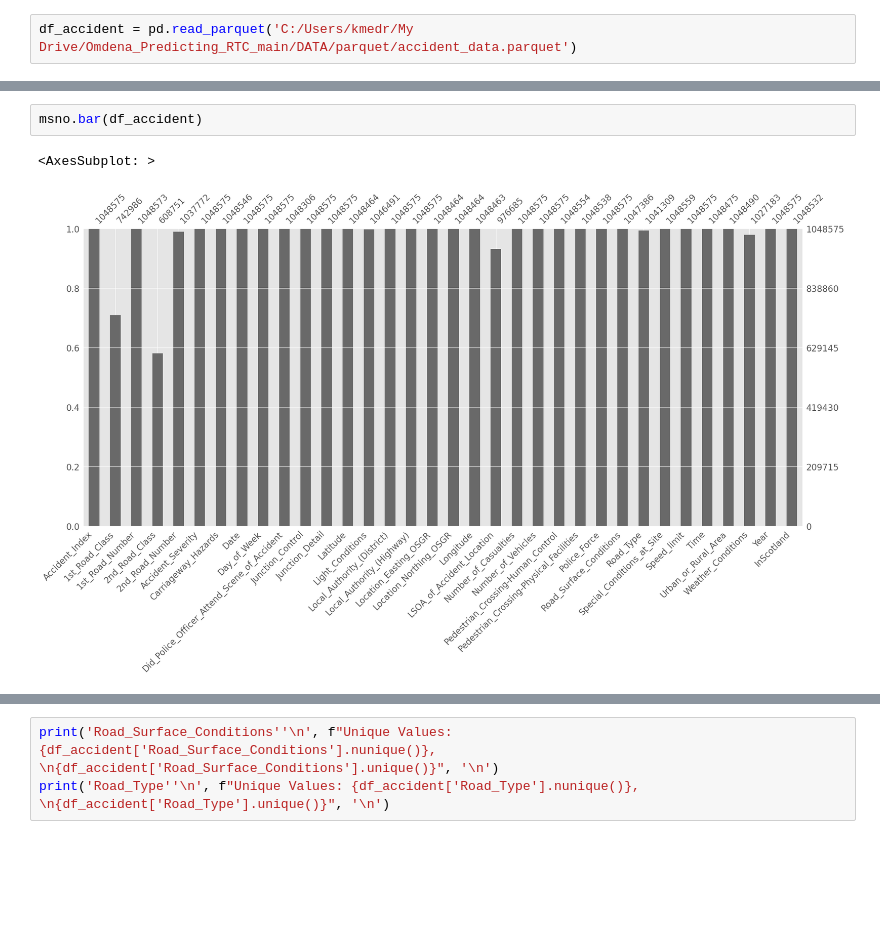
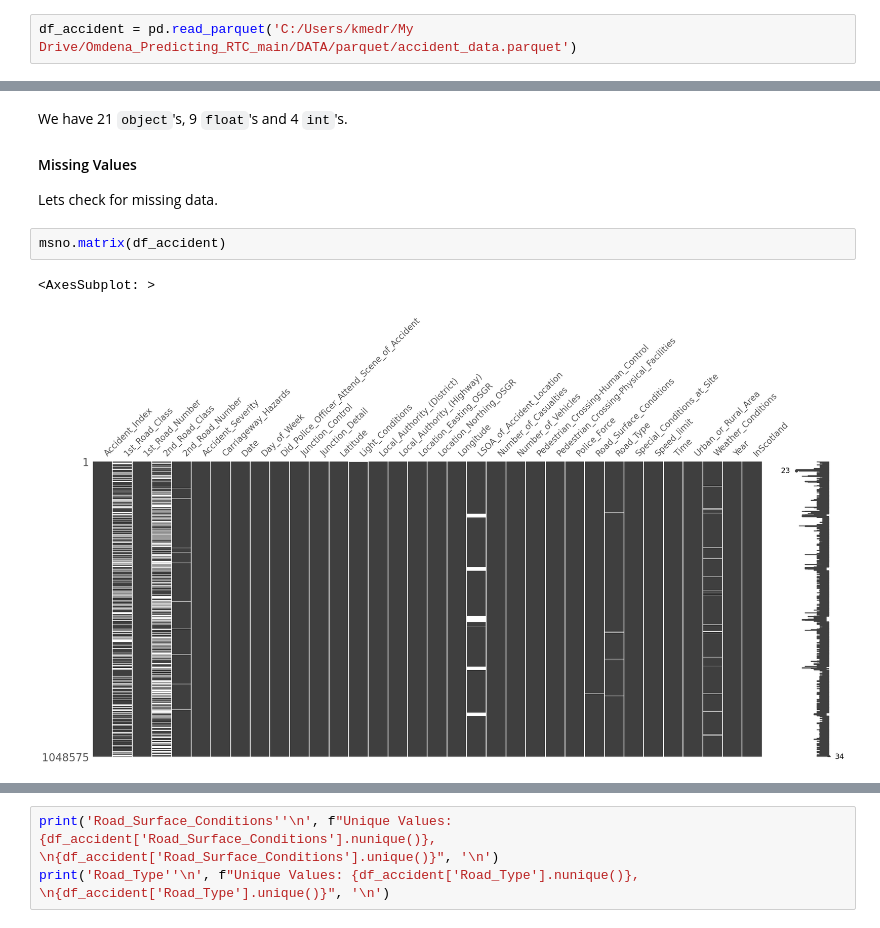
Before and after one commit to kmedri/-Omdena_Predicting_RTC_Severity_main, a Jupyter notebook: Group_1_Predicting_RTC_Severity/Predicting_RTC_Severity.ipynb, the cells around one changed output, grey strips where cells are left out. Saved outputs shown, nothing was run; the diff lists cells and outputs as text; blank space fills up the shorter version.

```diff
--- a/Group_1_Predicting_RTC_Severity/Predicting_RTC_Severity.ipynb
+++ b/Group_1_Predicting_RTC_Severity/Predicting_RTC_Severity.ipynb
@@ -133,5 +299,10 @@ Lets check for missing data.
+# %% [markdown]
+We have 21 `object`'s, 9 `float`'s and 4 `int`'s.
+
+#### Missing Values
+Lets check for missing data.
 # %%
-msno.bar(df_accident)
+msno.matrix(df_accident)
 # %% [output]
 <AxesSubplot: >
-[figure, old version]
+[figure, new version]
```
Also changed, not shown: parts of 49 cells of this notebook.
